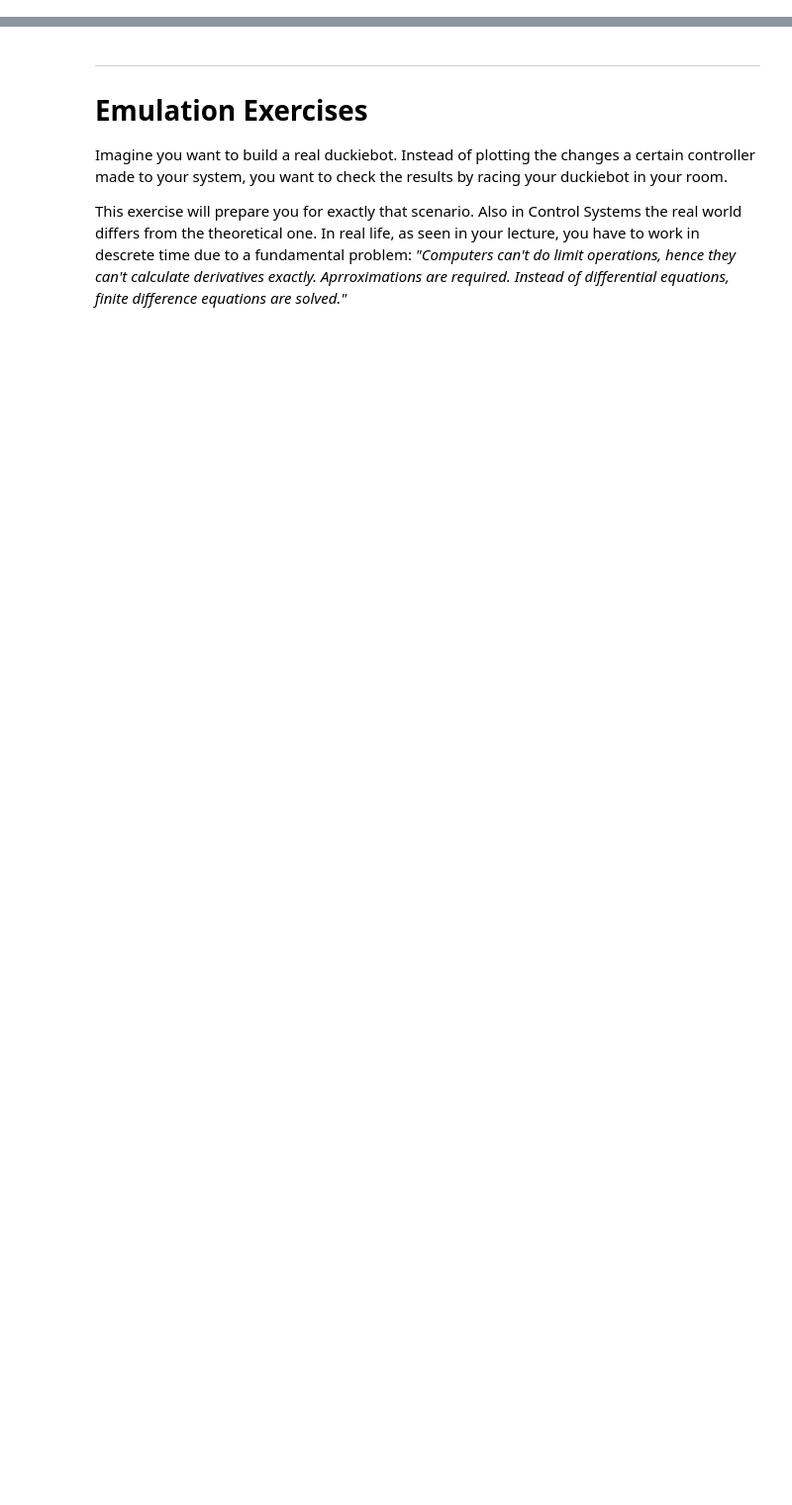
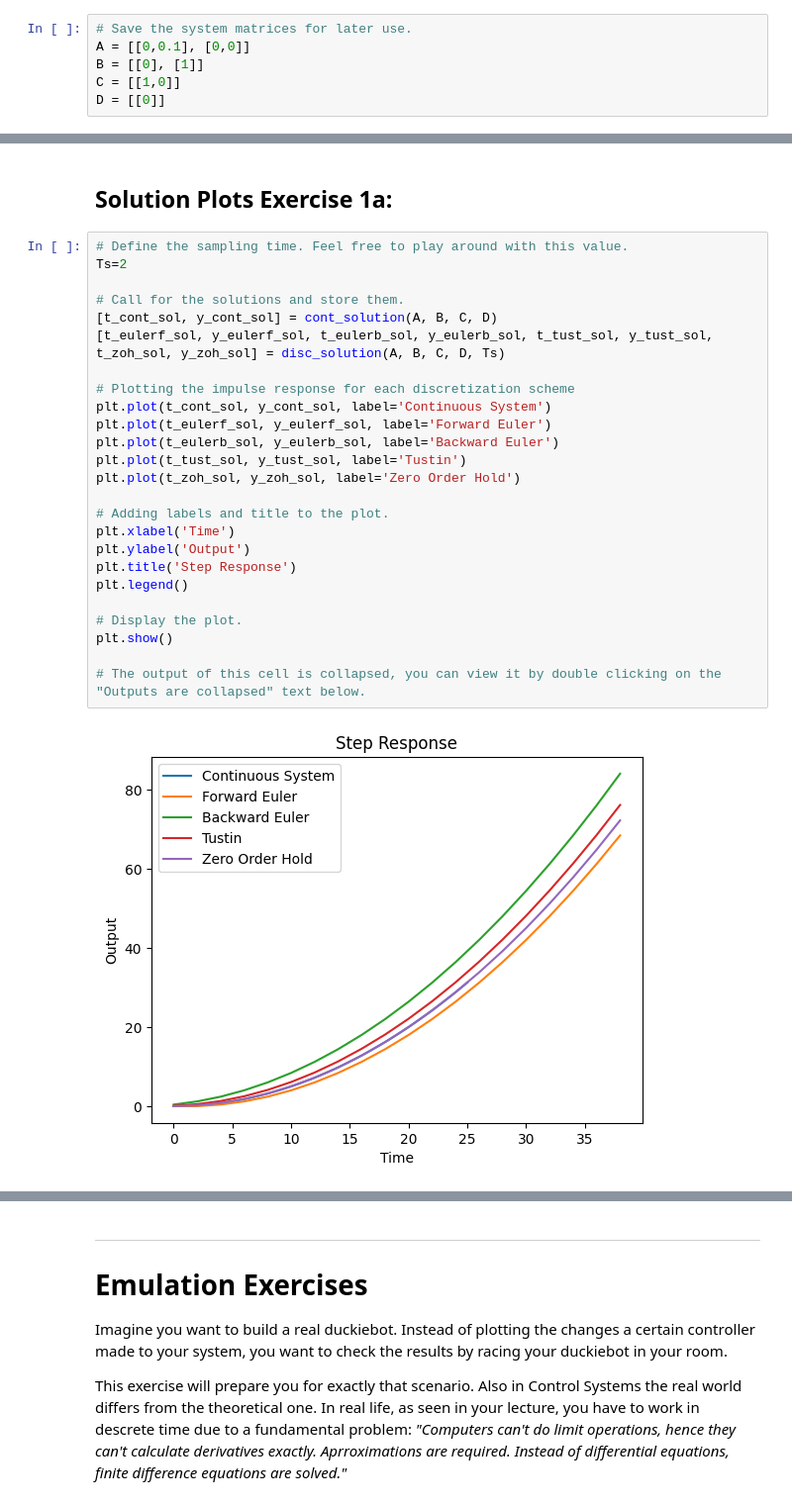
Before and after one commit to idsc-frazzoli/CS2-2024-notebooks, a Jupyter notebook: ps02_neu/masterfile.ipynb, the cells around one changed output, grey strips where cells are left out. Shown at 99% size. Saved outputs shown, nothing was run; the diff lists cells and outputs as text; blank space fills up the shorter version.

```diff
--- a/ps02_neu/masterfile.ipynb
+++ b/ps02_neu/masterfile.ipynb
@@ -22,0 +120,6 @@ Note: you may need to restart the kernel to use updated packages.
+# %%
+# Save the system matrices for later use.
+A = [[0,0.1], [0,0]]
+B = [[0], [1]]
+C = [[1,0]]
+D = [[0]]
@@ -22,0 +272,29 @@ Note: you may need to restart the kernel to use updated packages.
+# %% [markdown]
+## Solution Plots Exercise 1a:
+# %%
+# Define the sampling time. Feel free to play around with this value.
+Ts=2
+
+# Call for the solutions and store them.
+[t_cont_sol, y_cont_sol] = cont_solution(A, B, C, D)
+[t_eulerf_sol, y_eulerf_sol, t_eulerb_sol, y_eulerb_sol, t_tust_sol, y_tust_sol, t_zoh_sol, y_zoh_sol] = disc_solution(A, B, C, D, Ts)
+
+# Plotting the impulse response for each discretization scheme
+plt.plot(t_cont_sol, y_cont_sol, label='Continuous System')
+plt.plot(t_eulerf_sol, y_eulerf_sol, label='Forward Euler')
+plt.plot(t_eulerb_sol, y_eulerb_sol, label='Backward Euler')
+plt.plot(t_tust_sol, y_tust_sol, label='Tustin')
+plt.plot(t_zoh_sol, y_zoh_sol, label='Zero Order Hold')
+
+# Adding labels and title to the plot.
+plt.xlabel('Time')
+plt.ylabel('Output')
+plt.title('Step Response')
+plt.legend()
+
+# Display the plot.
+plt.show()
+
+# The output of this cell is collapsed, you can view it by double clicking on the "Outputs are collapsed" text below.
+# %% [output]
+[figure, added]
```
Also changed, not shown: parts of 28 cells of this notebook.
